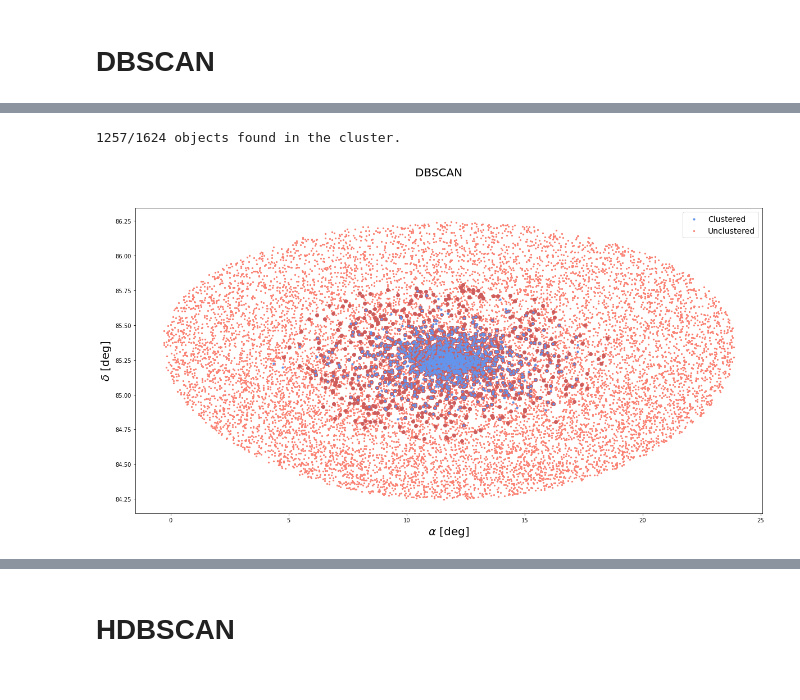
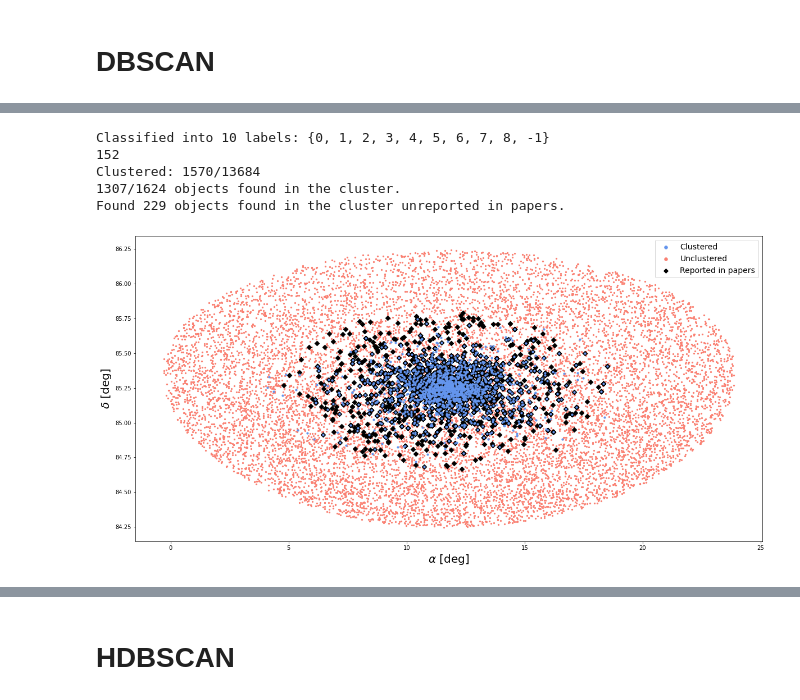
Before and after one commit to maja-jablonska/blue-stragglers-with-gaia, a Jupyter notebook: ngc_188_clustering.ipynb, the cells around one changed output, grey strips where cells are left out. Drawn from its saved outputs; the diff is of its cells as text; code cells hidden in the pictures.

Commit message:
Add a few utility functions, plot HR

```diff
--- a/ngc_188_clustering.ipynb
+++ b/ngc_188_clustering.ipynb
@@ -112,8 +116,2 @@ plt.scatter(sources_embedded[:, 0], sources_embedded[:, 1], s=2.)
 # %% [markdown]
 # DBSCAN
-# %%
-dbscan_clust = DBSCAN(eps=.4, min_samples=20)
-dbscan_fit = dbscan_clust.fit(sources_normalized)
-
-dbscan_labels = dbscan_fit.labels_
-print(set(dbscan_labels))
@@ -122,5 +117,0 @@ print(set(dbscan_labels))
-# %%
-sources_labelled = pd.DataFrame(columns=['ra', 'dec', 'parallax', 'pmra', 'pmdec', 'label'],
-                                data=np.concatenate([sources_to_cluster.values,
-                                                     dbscan_labels.reshape((-1, 1))], axis=1))
-sources_labelled['label'] = sources_labelled.label.astype(int)
@@ -172,16 +182,32 @@ def check_for_cluster_children(cluster_children: pd.DataFrame,
-# %%
-r = check_for_cluster_children(cluster_children, sources_cluster)
-# %% [output]
-1257/1624 objects found in the cluster.
+# %%
+labels = dbscan(sources_normalized, eps=0.455)
+labelled_sources = label_sources(sources_to_cluster, labels)
+clustered, noise = get_clustered_and_noise(labelled_sources, labels)
+
+r = check_for_cluster_children(cluster_children, clustered)
+undiscovered = check_for_undiscovered_sources(cluster_children, clustered)
+# %% [output]
+Classified into 10 labels: {0, 1, 2, 3, 4, 5, 6, 7, 8, -1}
+152
+Clustered: 1570/13684
+1307/1624 objects found in the cluster.
+Found 229 objects found in the cluster unreported in papers.
 # %%
-plt.figure(figsize=(20, 10))
-plt.scatter(sources_cluster.ra, sources_cluster.dec, color='cornflowerblue', label='Clustered', zorder=2, s=10.)
-plt.scatter(sources_noise.ra, sources_noise.dec, color='salmon', label='Unclustered', zorder=1, s=5.)
-plt.scatter(cluster_children.ra, cluster_children.dec, color='indianred', zorder=1)
-plt.legend(fontsize=14);
-plt.gca().set_xlabel('$\\alpha$ [deg]', fontsize=20);
-plt.gca().set_ylabel('$\delta$ [deg]', fontsize=20);
+def cluster_plot(clustered_sources: pd.DataFrame,
+                 noise_sources: pd.DataFrame,
+                 paper_sources: pd.DataFrame):
+    plt.figure(figsize=(20, 10))
+    plt.scatter(clustered_sources.ra, clustered_sources.dec, color='cornflowerblue', label='Clustered', zorder=2, s=10.)
+    plt.scatter(noise_sources.ra, noise_sources.dec, color='salmon', label='Unclustered', zorder=1, s=5.)
+    plt.scatter(paper_sources.ra, paper_sources.dec, color='black', zorder=1,
+                marker='D', label='Reported in papers')
+    lgnd = plt.legend(fontsize=14);
+    plt.gca().set_xlabel('$\\alpha$ [deg]', fontsize=20);
+    plt.gca().set_ylabel('$\delta$ [deg]', fontsize=20);
 
-plt.suptitle('DBSCAN', fontsize=20);
+    for handle in lgnd.legendHandles:
+        handle._sizes = [30];
-# %% [output]
-[figure, removed]
+# %%
+cluster_plot(clustered, noise, cluster_children)
+# %% [output]
+[figure, added]
```
Also changed, not shown: parts of 27 cells of this notebook.
